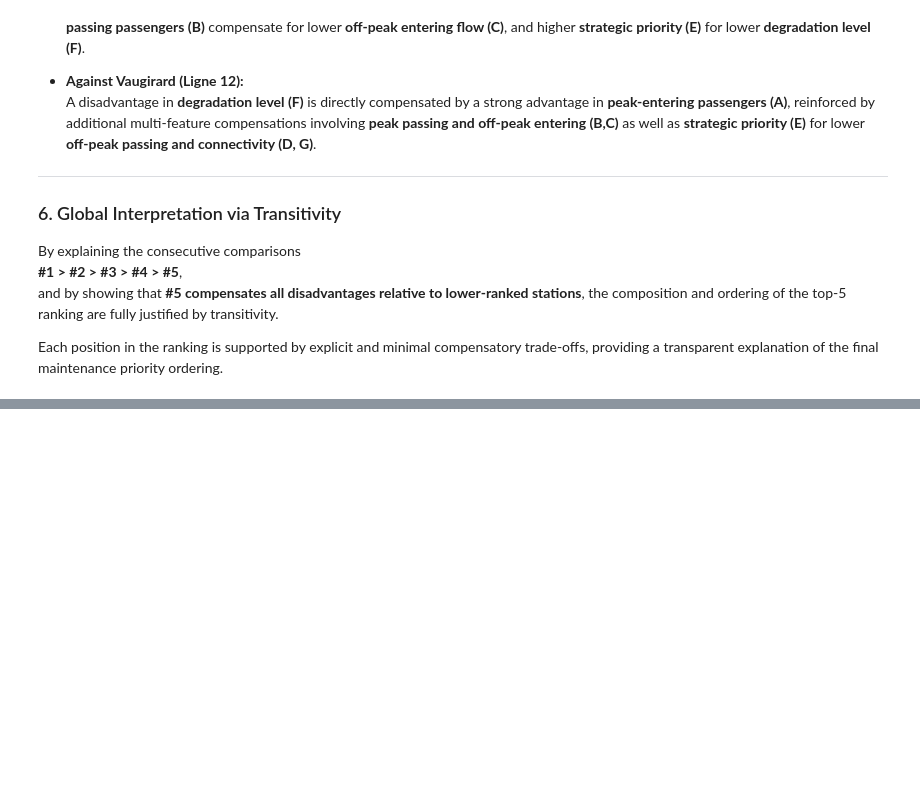
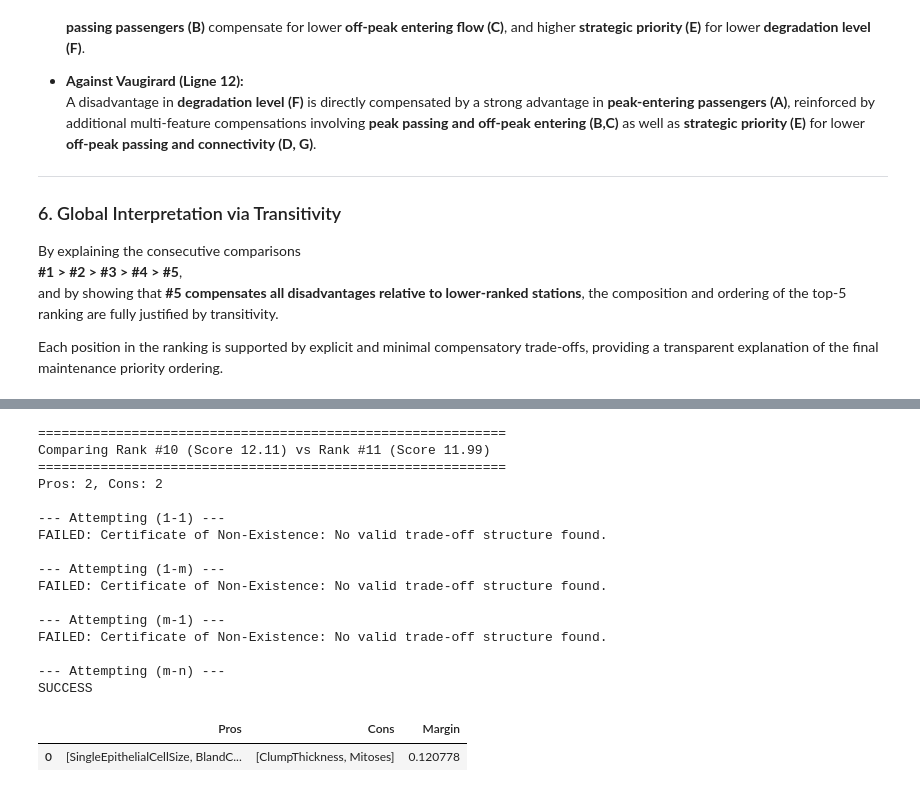
Before and after one commit to britofelipe/projet-sdp, a Jupyter notebook: main.ipynb, the cells around one changed output, grey strips where cells are left out. Saved outputs shown, nothing was run; the diff lists cells and outputs as text; code cells hidden in the pictures; blank space fills up the shorter version.

```diff
--- a/main.ipynb
+++ b/main.ipynb
@@ -1943,0 +2214,60 @@ Each position in the ranking is supported by explicit and minimal compensatory t
+# %%
+def explain_pair(rank_a, rank_b, solvers_list=["1-1", "1-m", "m-1", "m-n"]):
+    row_a = ranked_df.iloc[rank_a]
+    row_b = ranked_df.iloc[rank_b]
+
+    print(f"\n{'='*60}")
+    print(f"Comparing Rank #{rank_a+1} (Score {row_a['Score']:.2f}) vs Rank #{rank_b+1} (Score {row_b['Score']:.2f})")
+    print(f"{'='*60}")
+
+    # Recalculate Deltas for this specific pair
+    features = [c for c in breast_cancer.columns if c not in ["Benign", "Score"]]
+    delta_map = {}
+    pros = []
+    cons = []
+
+    for f in features:
+        val_a = row_a[f]
+        val_b = row_b[f]
+        w = weights[f]
+        d = w * (val_a - val_b)
+        delta_map[f] = d
+        if d > 1e-6:
+            pros.append(f)
+        elif d < -1e-6:
+            cons.append(f)
+
+    print(f"Pros: {len(pros)}, Cons: {len(cons)}")
+
+    # specific check for 1-1 to be rigorous
+
+    for solver_type in solvers_list:
+        print(f"\n--- Attempting ({solver_type}) ---")
+        res = solve_explanation_general(delta_map, pros, cons, type=solver_type)
+        if res["status"] == "feasible":
+            print("SUCCESS")
+            display(pd.DataFrame(res["explanation"]))
+        else:
+            print(f"FAILED: {res['message']}")
+# %%
+# Example 1: Mid-tier comparison (Rank 10 vs Rank 11)
+explain_pair(9, 10, solvers_list=["1-1", "1-m", "m-1", "m-n"])
+# %% [output]
+============================================================
+Comparing Rank #10 (Score 12.11) vs Rank #11 (Score 11.99)
+============================================================
+Pros: 2, Cons: 2
+
+--- Attempting (1-1) ---
+FAILED: Certificate of Non-Existence: No valid trade-off structure found.
+
+--- Attempting (1-m) ---
+FAILED: Certificate of Non-Existence: No valid trade-off structure found.
+
+--- Attempting (m-1) ---
+FAILED: Certificate of Non-Existence: No valid trade-off structure found.
+
+--- Attempting (m-n) ---
+SUCCESS
+|  | Pros | Cons | Margin |
+| 0 | [SingleEpithelialCellSize, BlandC... | [ClumpThickness, Mitoses] | 0.120778 |
```
Also changed, not shown: parts of 14 cells of this notebook.
